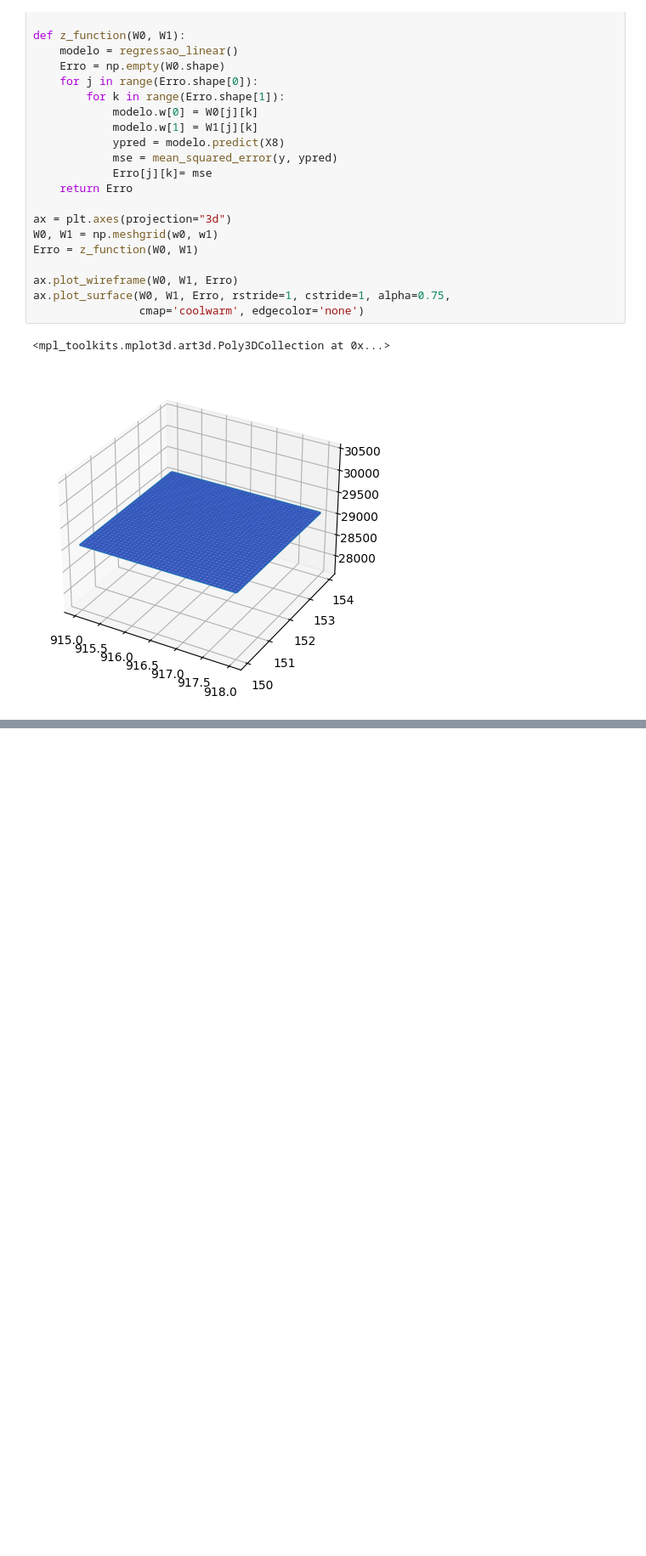
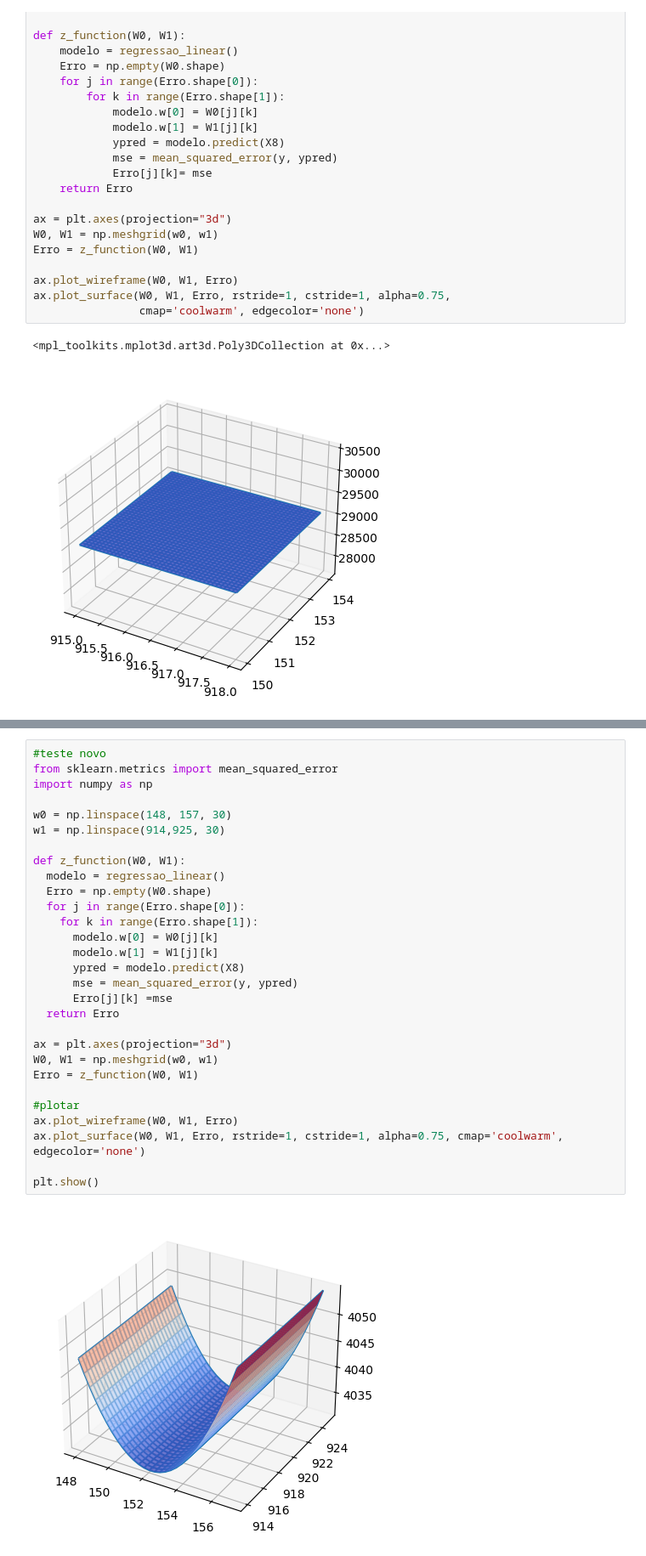
Before and after one commit to anarebli/IA-DevIA, a Jupyter notebook: atividade_regressao_ana_rebli.ipynb, the cells around one changed output, grey strips where cells are left out. Shown: that part at 85% size. Drawn from its saved outputs; the diff is of its cells as text; blank space fills up the shorter version.

```diff
--- a/atividade_regressao_ana_rebli.ipynb
+++ b/atividade_regressao_ana_rebli.ipynb
@@ -197,3 +258,34 @@ ax.plot_surface(W0, W1, Erro, rstride=1, cstride=1, alpha=0.75,
+# %%
+#teste novo
+from sklearn.metrics import mean_squared_error
+import numpy as np
+
+w0 = np.linspace(148, 157, 30)
+w1 = np.linspace(914,925, 30)
+
+def z_function(W0, W1):
+  modelo = regressao_linear()
+  Erro = np.empty(W0.shape)
+  for j in range(Erro.shape[0]):
+    for k in range(Erro.shape[1]):
+      modelo.w[0] = W0[j][k]
+      modelo.w[1] = W1[j][k]
+      ypred = modelo.predict(X8)
+      mse = mean_squared_error(y, ypred)
+      Erro[j][k] =mse
+  return Erro
+
+ax = plt.axes(projection="3d")
+W0, W1 = np.meshgrid(w0, w1)
+Erro = z_function(W0, W1)
+
+#plotar
+ax.plot_wireframe(W0, W1, Erro)
+ax.plot_surface(W0, W1, Erro, rstride=1, cstride=1, alpha=0.75, cmap='coolwarm', edgecolor='none')
+
+plt.show()
+# %% [output]
+[figure, added]
 # %%
 plt.ylabel("Erro")
 plt.xlabel("W0")
```
Also changed, not shown: parts of 6 cells of this notebook.
